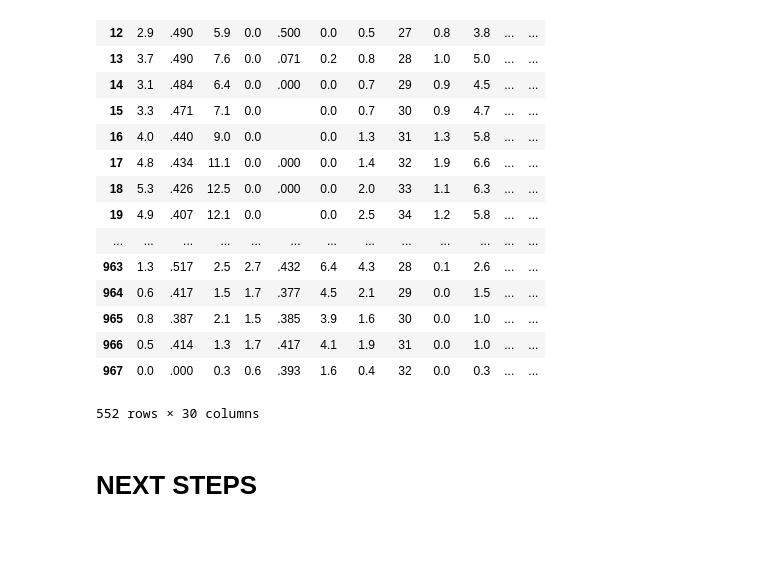
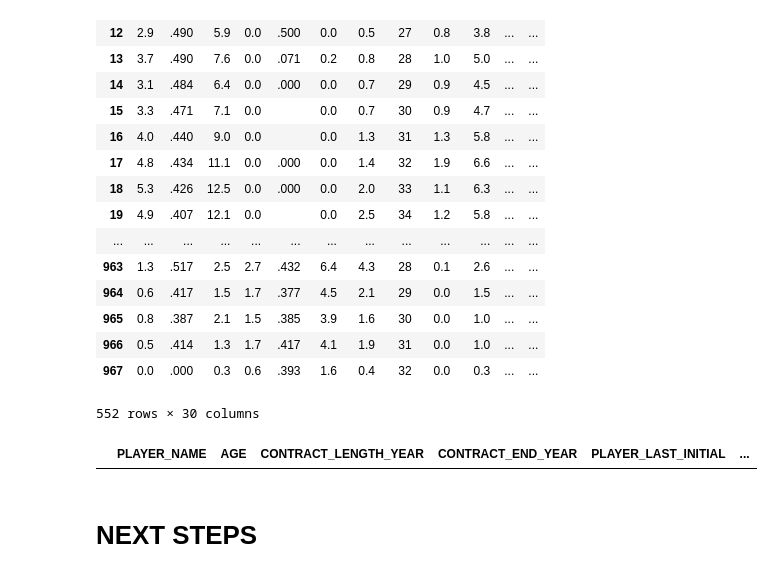
Before and after one commit to alexshieu/SpringBoard, a Jupyter notebook: NBA Capstone Project/scraper player data 2nd.ipynb, the cells around one changed output. Saved outputs shown, nothing was run; the diff lists cells and outputs as text; code cells hidden in the pictures; blank space fills up the shorter version.

```diff
--- a/NBA Capstone Project/scraper player data 2nd.ipynb
+++ b/NBA Capstone Project/scraper player data 2nd.ipynb
@@ -406,6 +406,10 @@ player_stats_df[player_stats_df.PLAYER_NAME.duplicated(keep=False)]
 | 966 | 0.5 | .414 | 1.3 | 1.7 | .417 | 4.1 | 1.9 | 31 | 0.0 | 1.0 | ... | ... |
 | 967 | 0.0 | .000 | 0.3 | 0.6 | .393 | 1.6 | 0.4 | 32 | 0.0 | 0.3 | ... | ... |
 552 rows × 30 columns
+# %%
+df2[df2.PLAYER_NAME == 'Anthony Davis']
+# %% [output]
+|  | PLAYER_NAME | AGE | CONTRACT_LENGTH_YEAR | CONTRACT_END_YEAR | PLAYER_LAST_INITIAL | ... |
 # %% [markdown]
 # NEXT STEPS
 # %%
```
Also changed, not shown: parts of 1 cell of this notebook, 3 other files.
